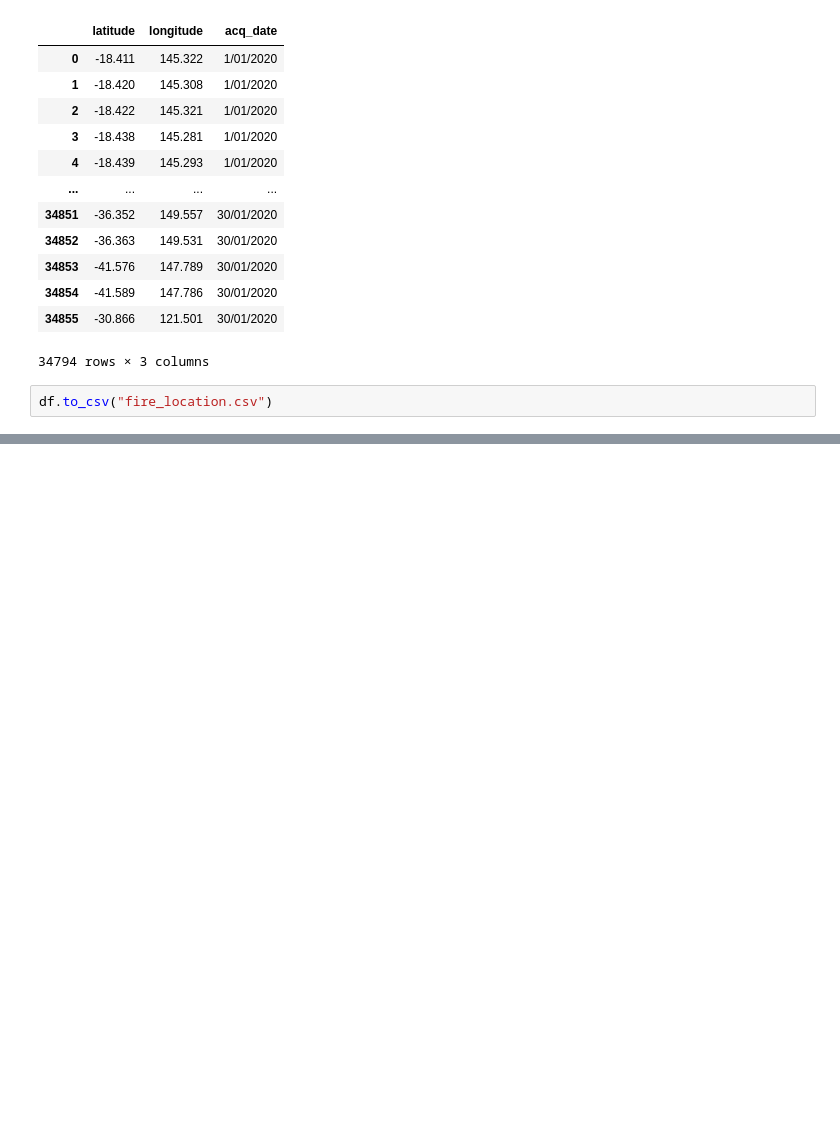
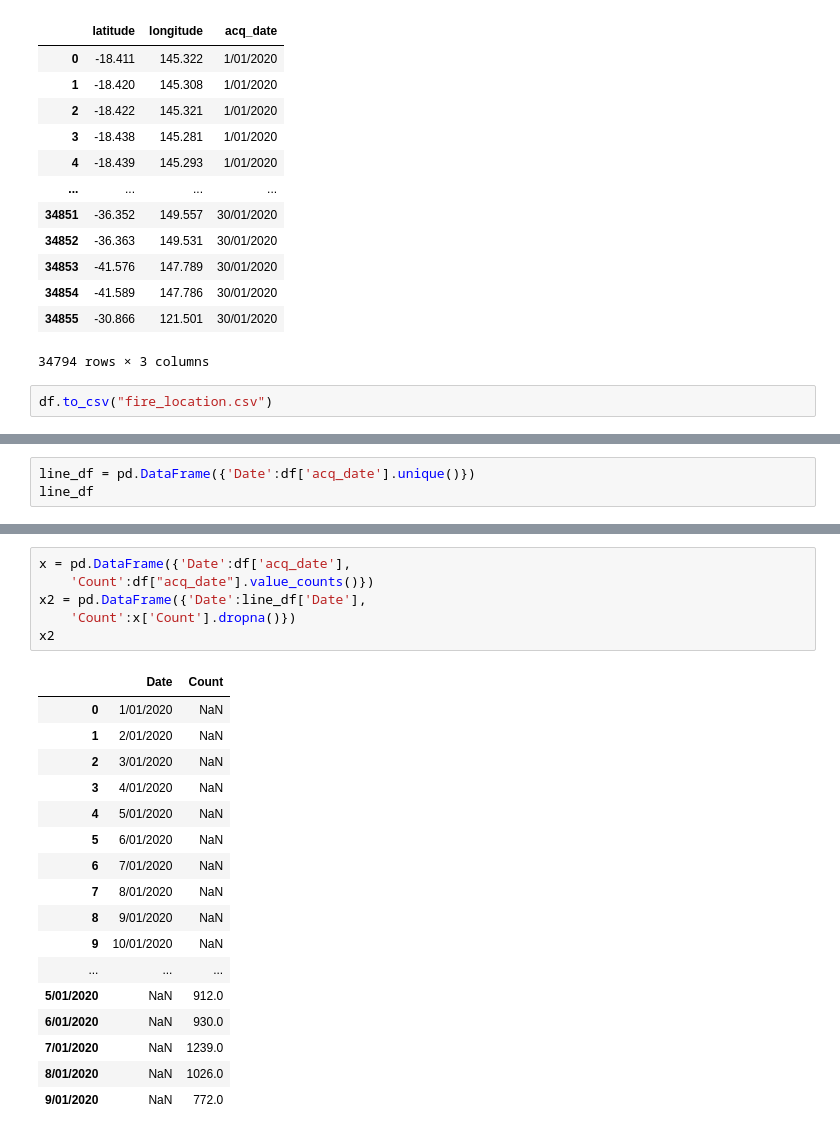
Before and after one commit to Franco1230/Group-Project-2---Bushfire-, a Jupyter notebook: DataPreProcessing/data_clean.ipynb, the cells around one changed output, grey strips where cells are left out. Cells and saved outputs as stored; diff of their text form; blank space fills up the shorter version.

```diff
--- a/DataPreProcessing/data_clean.ipynb
+++ b/DataPreProcessing/data_clean.ipynb
@@ -188,0 +182,3 @@ df.loc[df['longitude'] == "124.348"]
+# %%
+line_df = pd.DataFrame({'Date':df['acq_date'].unique()})
+line_df
@@ -188,0 +203,24 @@ df.loc[df['longitude'] == "124.348"]
+# %%
+x = pd.DataFrame({'Date':df['acq_date'],
+    'Count':df["acq_date"].value_counts()})
+x2 = pd.DataFrame({'Date':line_df['Date'],
+    'Count':x['Count'].dropna()})
+x2
+# %% [output]
+|  | Date | Count |
+| 0 | 1/01/2020 | NaN |
+| 1 | 2/01/2020 | NaN |
+| 2 | 3/01/2020 | NaN |
+| 3 | 4/01/2020 | NaN |
+| 4 | 5/01/2020 | NaN |
+| 5 | 6/01/2020 | NaN |
+| 6 | 7/01/2020 | NaN |
+| 7 | 8/01/2020 | NaN |
+| 8 | 9/01/2020 | NaN |
+| 9 | 10/01/2020 | NaN |
+| ... | ... | ... |
+| 5/01/2020 | NaN | 912.0 |
+| 6/01/2020 | NaN | 930.0 |
+| 7/01/2020 | NaN | 1239.0 |
+| 8/01/2020 | NaN | 1026.0 |
+| 9/01/2020 | NaN | 772.0 |
```
Also changed, not shown: parts of 7 cells of this notebook, 4 other files.
